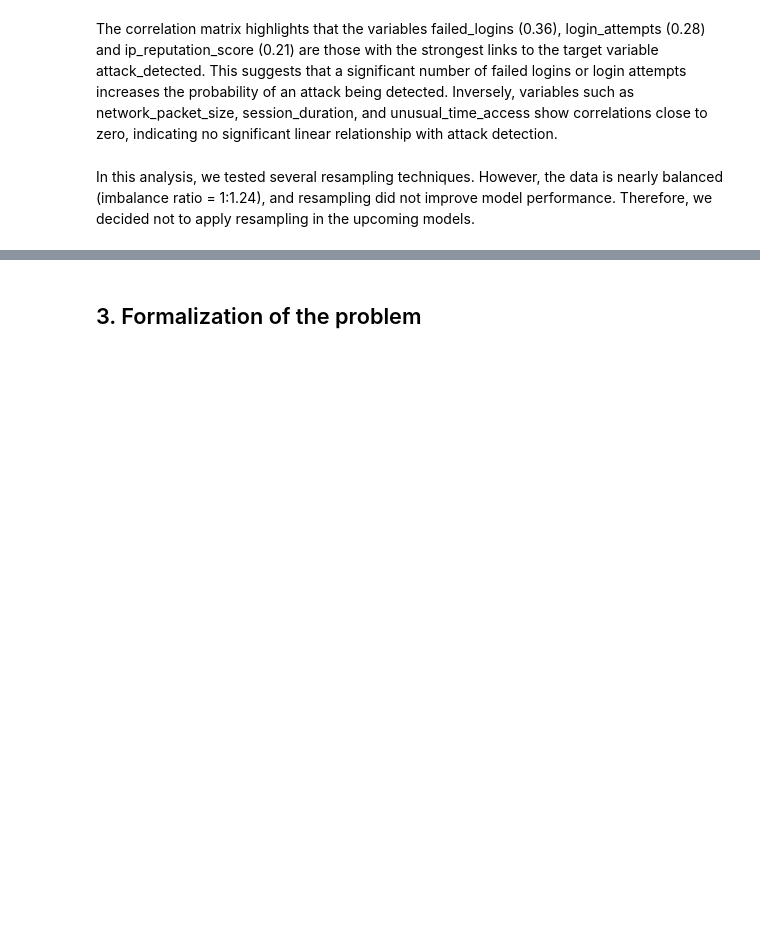
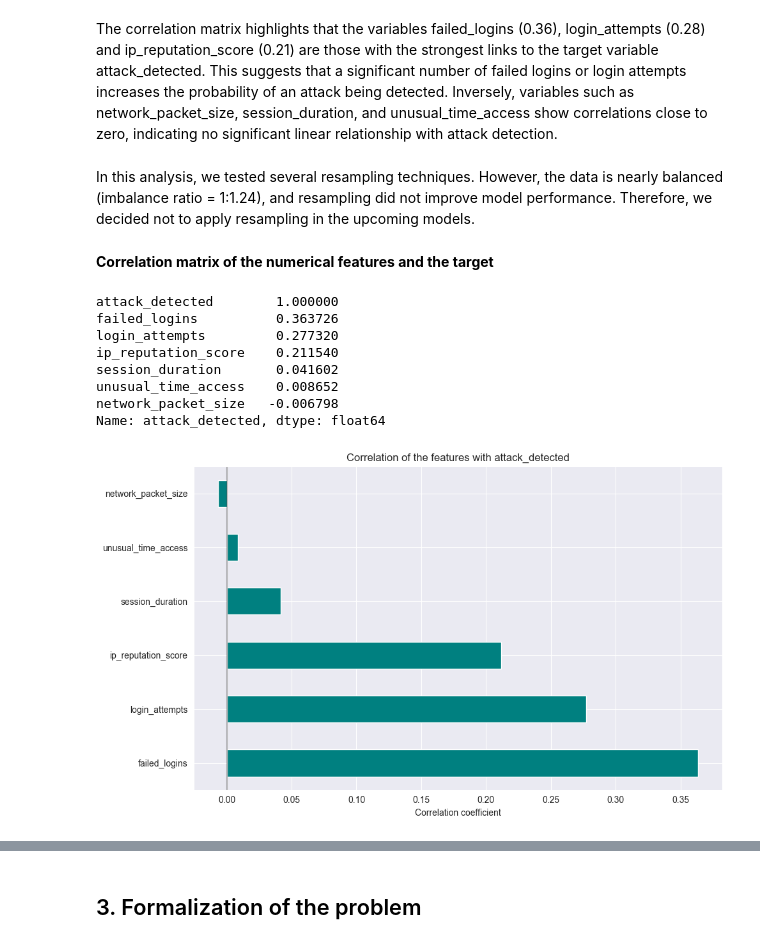
Before and after one commit to manGjv/Cybersecurity-Intrusion-Detection, a Jupyter notebook: project.ipynb, the cells around one changed output, grey strips where cells are left out. Saved outputs shown, nothing was run; the diff lists cells and outputs as text; code cells hidden in the pictures; blank space fills up the shorter version.

```diff
--- a/project.ipynb
+++ b/project.ipynb
@@ -150,3 +150,30 @@ plt.show()
 The correlation matrix highlights that the variables failed_logins (0.36), login_attempts (0.28) and ip_reputation_score (0.21) are those with the strongest links to the target variable attack_detected. This suggests that a significant number of failed logins or login attempts increases the probability of an attack being detected. Inversely, variables such as network_packet_size, session_duration, and unusual_time_access show correlations close to zero, indicating no significant linear relationship with attack detection.
 # %% [markdown]
 In this analysis, we tested several resampling techniques. However, the data is nearly balanced (imbalance ratio = 1:1.24), and resampling did not improve model performance. Therefore, we decided not to apply resampling in the upcoming models.
+# %% [markdown]
+**Correlation matrix of the numerical features and the target**
+# %%
+# Correlation with the target
+numerical_features = [col for col in numeric_cols if col != 'attack_detected']
+correlation_matrix = df[numerical_features + ['attack_detected']].corr()
+target_correlation = correlation_matrix['attack_detected'].sort_values(ascending=False)
+print(target_correlation)
+
+# Visualization of the correlation with the target
+plt.figure(figsize=(10, 6))
+target_correlation.drop('attack_detected').plot(kind='barh', color='teal')
+plt.title('Correlation of the features with attack_detected')
+plt.xlabel('Correlation coefficient')
+plt.axvline(x=0, color='black', linestyle='-', alpha=0.3)
+plt.tight_layout()
+plt.show()
+# %% [output]
+attack_detected        1.000000
+failed_logins          0.363726
+login_attempts         0.277320
+ip_reputation_score    0.211540
+session_duration       0.041602
+unusual_time_access    0.008652
+network_packet_size   -0.006798
+Name: attack_detected, dtype: float64
+[figure, added]
```
Also changed, not shown: parts of 26 cells of this notebook.
